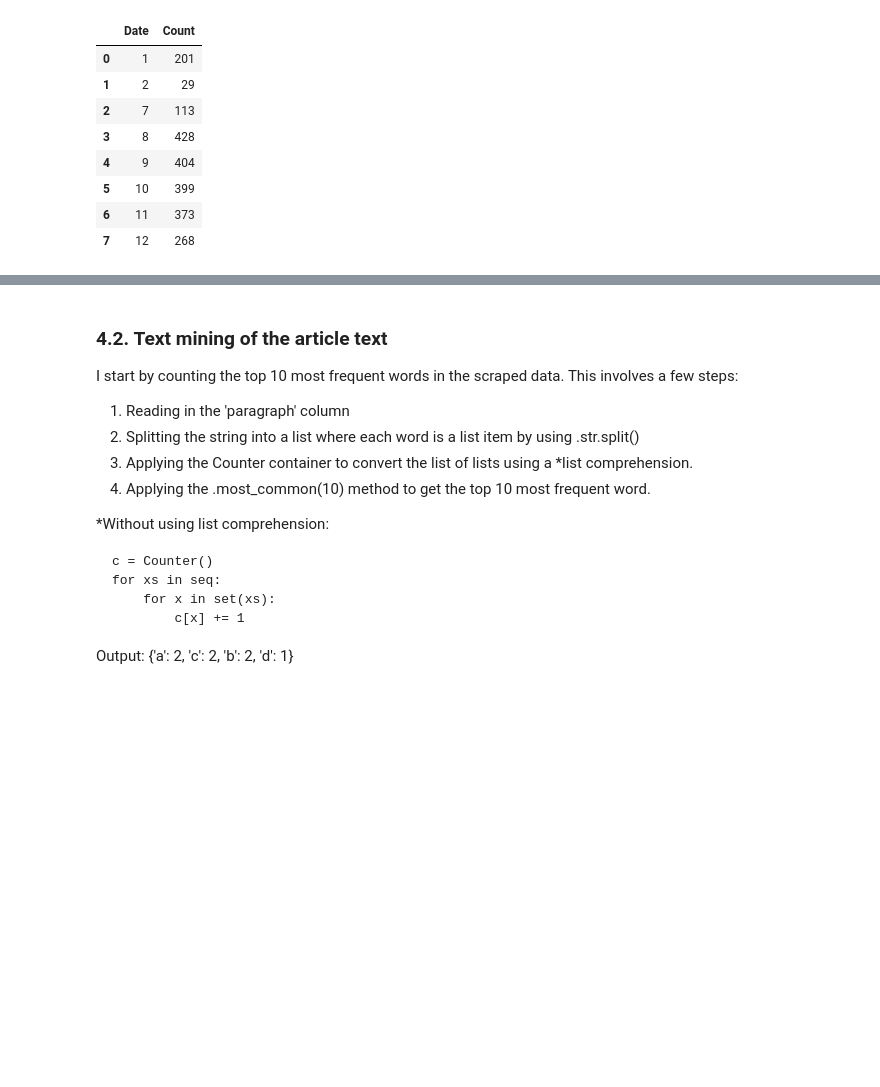
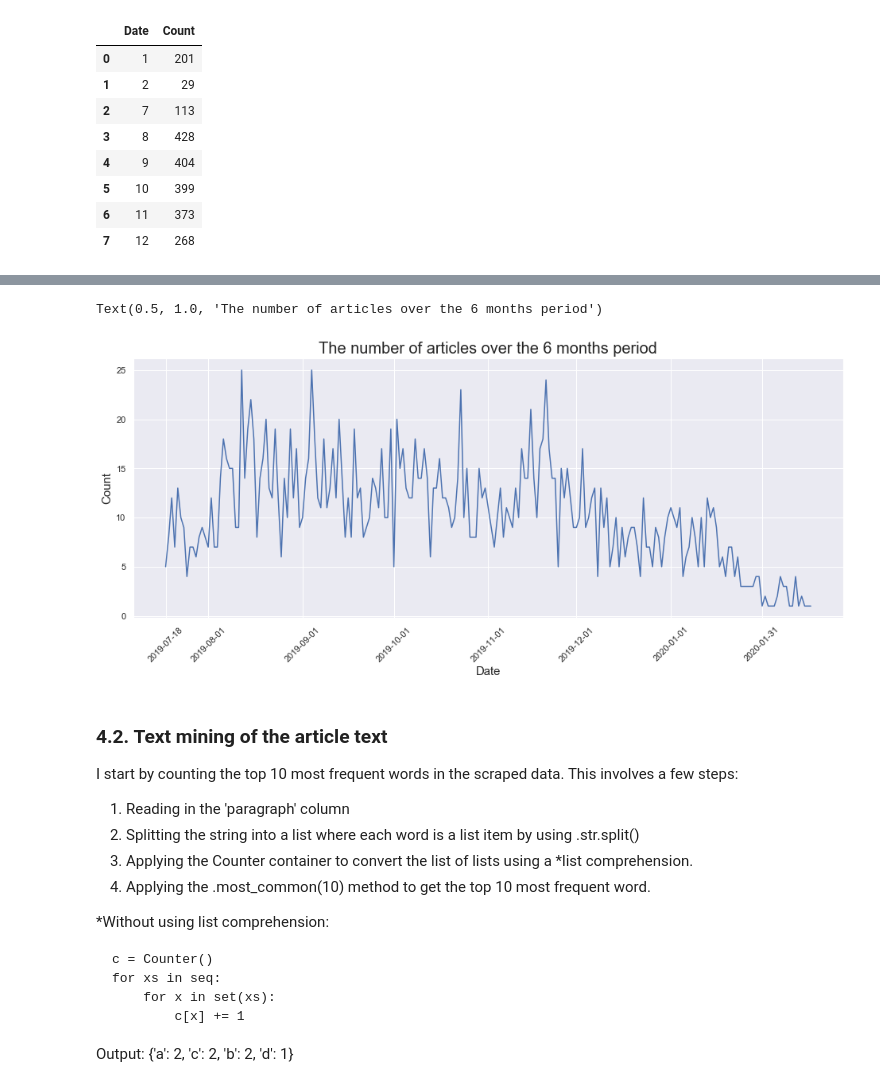
Before and after one commit to nicoleleman/HK_Protest_Analysis, a Jupyter notebook: HK Protest Analysis Project.ipynb, the cells around one changed output, grey strips where cells are left out. Cells and saved outputs as stored; diff of their text form; code cells hidden in the pictures; blank space fills up the shorter version.

```diff
--- a/HK Protest Analysis Project.ipynb
+++ b/HK Protest Analysis Project.ipynb
@@ -180,3 +173,16 @@ ValueError: Could not interpret input 'Count'
+# %%
+#Number of articles over the observed period.
+articles_per_day = df.groupby([df.Date])['Date'].agg(Count='count').reset_index()
+plt.figure(figsize=(16,6))
+plt.xticks([0, 14, 45, 75, 106, 135, 166, 196])
+plt.xticks(rotation='45')
+ax = sns.lineplot(x="Date", y="Count", data=articles_per_day)
+ax.set_ylabel('Count', fontsize=15)
+ax.set_xlabel('Date', fontsize=15)
+ax.set_title('The number of articles over the 6 months period', fontsize=20)
+# %% [output]
+Text(0.5, 1.0, 'The number of articles over the 6 months period')
+[figure, added]
 # %% [markdown]
 ### 4.2. Text mining of the article text
 I start by counting the top 10 most frequent words in the scraped data. This involves a few steps:
```
Also changed, not shown: parts of 8 cells of this notebook, 1 other file.
